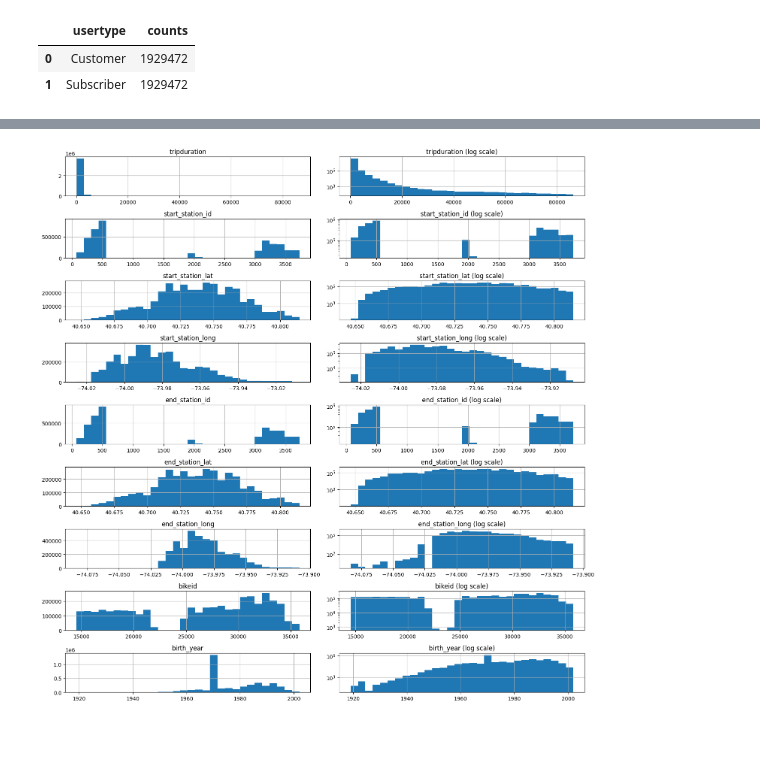
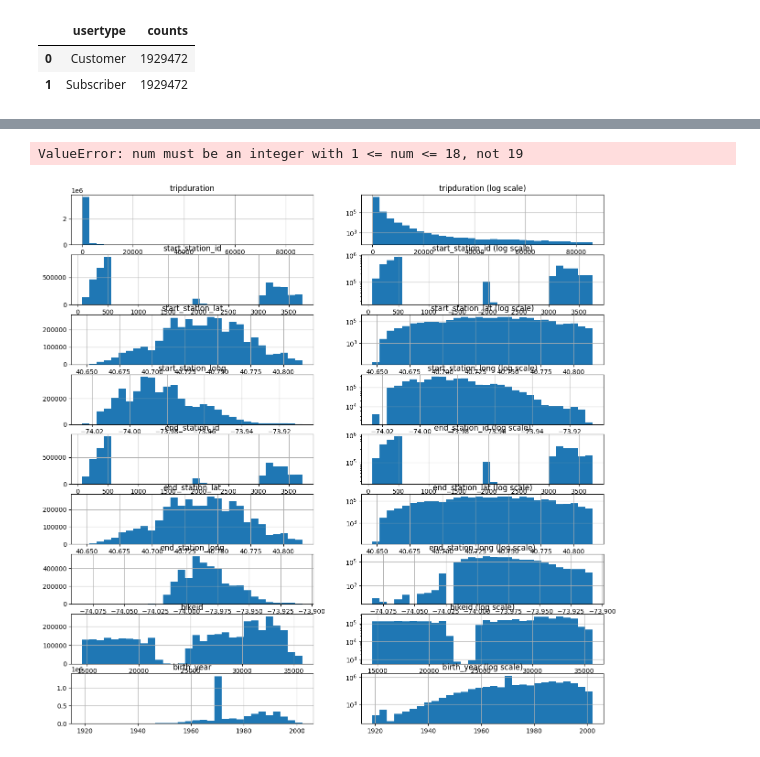
Before and after one commit to paulrohde675/axa_city_bike, a Jupyter notebook: explore_data.ipynb, the cells around one changed output, grey strips where cells are left out. Cells and saved outputs as stored; diff of their text form; code cells hidden in the pictures.

```diff
--- a/explore_data.ipynb
+++ b/explore_data.ipynb
@@ -7,7 +7,8 @@ import numpy as np
 
 #df = pd.read_feather('data/raw/2018-citibike-tripdata.feather')
 #df = pd.read_feather('data/intermediate/cleaned_data.feather')
-df = pd.read_feather('data/intermediate/balanced_data.feather')
+#df = pd.read_feather('data/intermediate/balanced_data.feather')
+df = pd.read_feather('data/intermediate/feature_data.feather')
 # %%
 # inspect nan values
 df.isnull().sum()
@@ -93,22 +104,23 @@ df.groupby(['usertype', 'gender']).size().reset_index(name='counts')
 # %%
 
 # plot values to identify outliers
-fig, axes = plt.subplots(nrows=9, ncols=2, figsize=(15,15))
+fig, axes = plt.subplots(nrows=12, ncols=2, figsize=(15,15))
 
 i = 1
 for col in df.columns:
-    if (df[col].dtype == np.float64 or df[col].dtype == np.int64) and col != 'gender':
-        ax = plt.subplot(9, 2, i)
+    if (df[col].dtype == np.float64 or df[col].dtype == np.int64 or df[col].dtype == np.int32) and col != 'gender':
+        ax = plt.subplot(12, 2, i)
         df[col].hist(bins=30)
         ax.set_title(col)
         i += 1
-        ax = plt.subplot(9, 2, i)
+        ax = plt.subplot(12, 2, i)
         df[col].hist(bins=30)
         ax.set_title(col+" (log scale)")
         ax.set_yscale('log')
         i += 1
 
 fig.tight_layout()
 plt.show()
 # %% [output]
+ValueError: num must be an integer with 1 <= num <= 18, not 19
-[figure, old version]
+[figure, new version]
```
Also changed, not shown: parts of 4 cells of this notebook, 3 other files.
